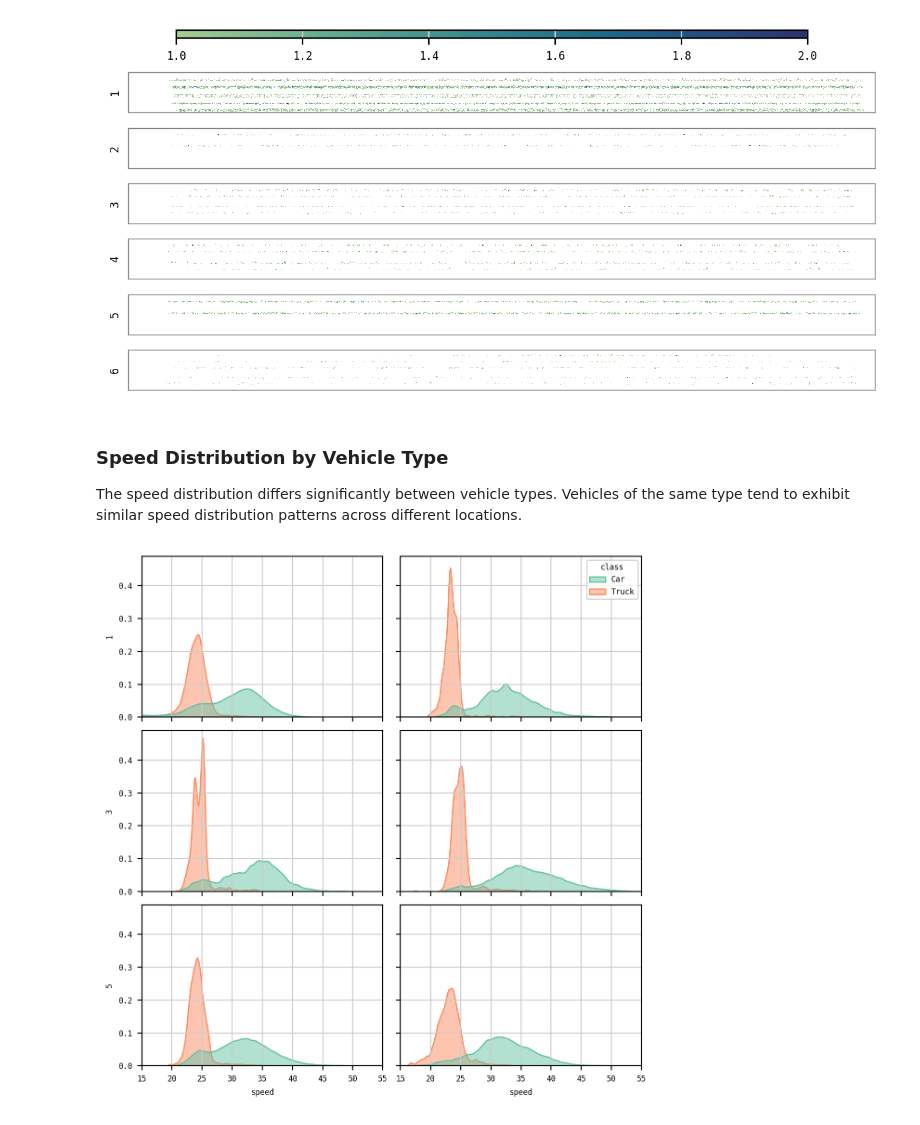
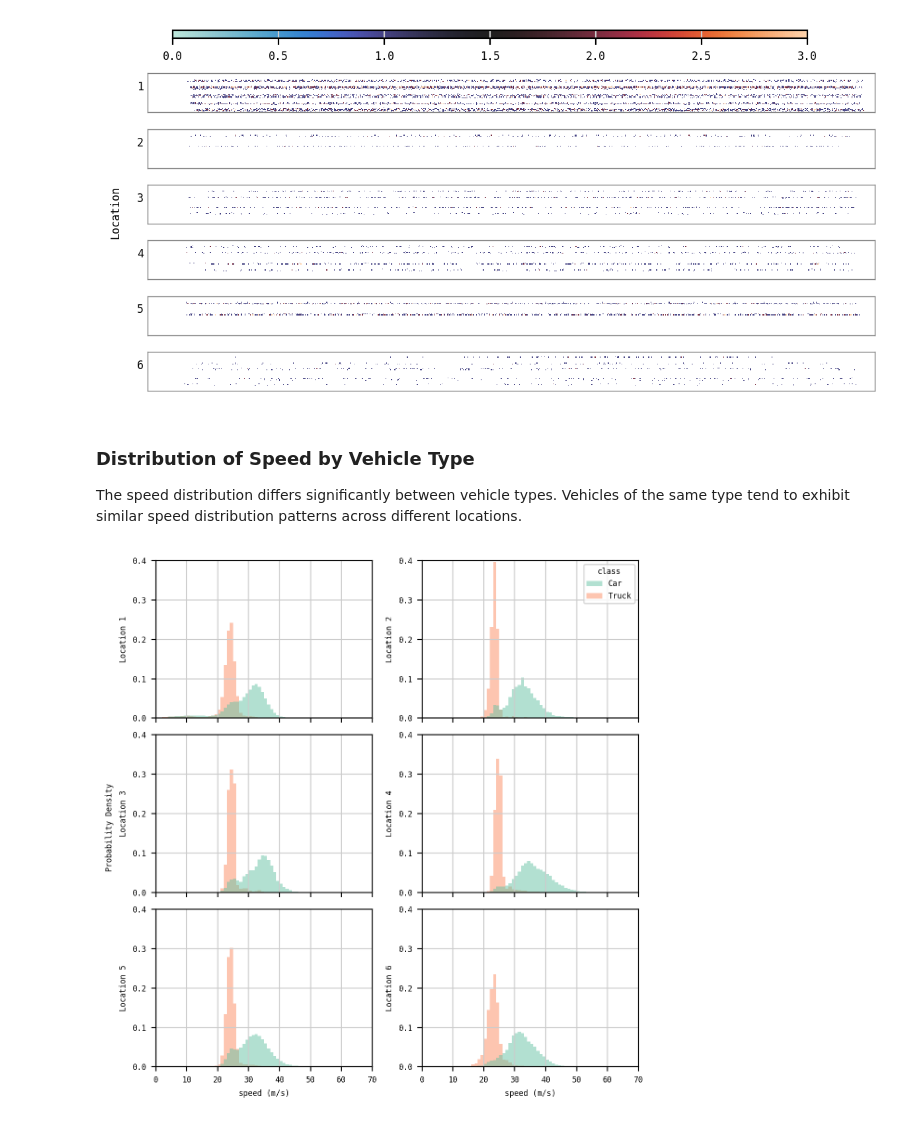
Before and after one commit to WoodOxen/tactics2d, a Jupyter notebook: docs/dataset_support/highd.ipynb, the cells around one changed output. Drawn from its saved outputs; the diff is of its cells as text; code cells hidden in the pictures.

```diff
--- a/docs/dataset_support/highd.ipynb
+++ b/docs/dataset_support/highd.ipynb
@@ -192,8 +190,8 @@ for i in range(6):
             pl.Series("y_bin_1", y_bin_1),
             pl.Series("x_bin_2", x_bin_2),
             pl.Series("y_bin_2", y_bin_2),
-            pl.Series("speed", speed),
-            pl.Series("heading", heading),
+            pl.Series("speed (m/s)", speed),
+            pl.Series("heading (radian)", heading),
         ]
     )
 # %% [markdown]
@@ -209,12 +207,13 @@ for i in range(6):
     df_speed_heatmap = (
         dfs[i]
         .group_by(["y_bin_1", "x_bin_1"])
-        .agg(pl.col("speed").mean().alias("avg_speed"))
+        .agg(pl.col("speed (m/s)").mean().alias("avg_speed"))
         .sort(["y_bin_1", "x_bin_1"])
     ).to_pandas()
     grid = df_speed_heatmap.pivot(index="y_bin_1", columns="x_bin_1", values="avg_speed")
     hm = sns.heatmap(
-        grid, ax=axes[i], cmap="crest", cbar=False, xticklabels=False, yticklabels=False
+        grid, ax=axes[i], cmap="icefire", cbar=False, xticklabels=False, yticklabels=False,
+        vmin=0, vmax=70
     )
 
     for spine in axes[i].spines.values():
@@ -223,11 +222,12 @@ for i in range(6):
         spine.set_linewidth(0.5)
     axes[i].set_aspect("equal")
     axes[i].set_xlabel("")
-    axes[i].set_ylabel(f"{i+1}")
+    axes[i].set_ylabel(f"{i+1}", rotation=0)
 
 cbar_ax = fig.add_axes([0.1, 0.94, 0.8, 0.02])
 cbar = fig.colorbar(hm.get_children()[0], cax=cbar_ax, orientation="horizontal")
+fig.text(0.02, 0.5, "Location", va="center", rotation="vertical")
 
-plt.tight_layout(rect=[0, 0, 1, 0.9])
+plt.tight_layout(rect=[0.04, 0, 1, 0.9])
 plt.show()
 # %% [output]
@@ -256,10 +256,12 @@ for i in range(6):
         df_lane_changing_heatmap,
         mask=mask,
         ax=axes[i],
-        cmap="crest",
+        cmap="icefire",
         cbar=False,
         xticklabels=False,
         yticklabels=False,
+        vmin=0,
+        vmax=3
     )
 
     for spine in axes[i].spines.values():
@@ -268,41 +270,50 @@ for i in range(6):
         spine.set_linewidth(0.5)
     axes[i].set_aspect("equal")
     axes[i].set_xlabel("")
-    axes[i].set_ylabel(f"{i+1}")
+    axes[i].set_ylabel(f"{i+1}", rotation=0)
 
 cbar_ax = fig.add_axes([0.1, 0.94, 0.8, 0.02])
 cbar = fig.colorbar(hm.get_children()[0], cax=cbar_ax, orientation="horizontal")
+fig.text(0.02, 0.5, "Location", va="center", rotation="vertical")
 
-plt.tight_layout(rect=[0, 0, 1, 0.9])
+plt.tight_layout(rect=[0.04, 0, 1, 0.9])
 plt.show()
 # %% [output]
-[figure, old version]
+[figure, new version]
 # %% [markdown]
-### Speed Distribution by Vehicle Type
+### Distribution of Speed by Vehicle Type
 
 The speed distribution differs significantly between vehicle types. Vehicles of the same type tend to exhibit similar speed distribution patterns across different locations.
 # %%
-fig, axes = plt.subplots(3, 2, figsize=(6, 6), sharex=True, sharey=True)
+fig, axes = plt.subplots(3, 2, figsize=(6, 6), sharex=True)
 for i in range(6):
     df_speed = dfs[i].to_pandas()
-    sns.kdeplot(
+    sns.histplot(
         df_speed,
-        x="speed",
+        x="speed (m/s)",
         hue="class",
         hue_order=["Car", "Truck"],
+        multiple="layer",
         palette="Set2",
         ax=axes[int(i // 2)][int(i % 2)],
+        stat="density",
         common_norm=False,
-        fill=True,
+        binwidth=1,
+        binrange=(0, 70),
+        linewidth=0,
         alpha=0.5,
         legend=(i == 1),
     )
 
-    axes[int(i // 2)][int(i % 2)].set_xlim([15, 55])
-    axes[int(i // 2)][int(i % 2)].set_ylabel(f"{i+1}")
+    axes[int(i // 2)][int(i % 2)].set_xlim([0, 70])
+    axes[int(i // 2)][int(i % 2)].set_ylabel(f"Location {i+1}")
+    axes[int(i // 2)][int(i % 2)].set_ylim([0, 0.4])
+    axes[int(i // 2)][int(i % 2)].set_yticks([0, 0.1, 0.2, 0.3, 0.4])
 
-fig.tight_layout()
+fig.text(0.02, 0.5, "Probability Density", va="center", rotation="vertical")
+
+fig.tight_layout(rect=[0.03, 0, 1, 1])
 plt.show()
 # %% [output]
-[figure, old version]
+[figure, new version]
 # %% [markdown]
```
Also changed, not shown: parts of 14 cells of this notebook, 4 other files.
